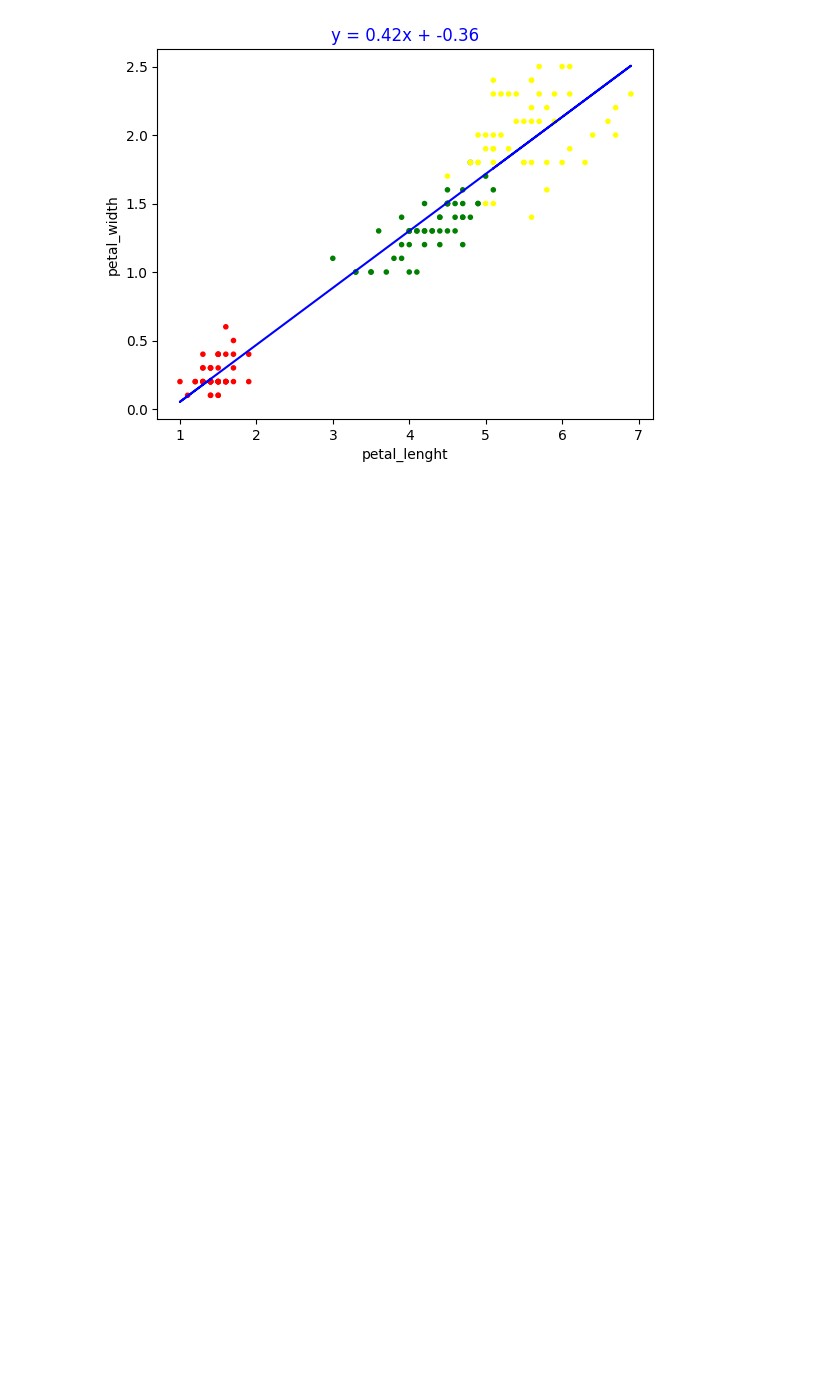
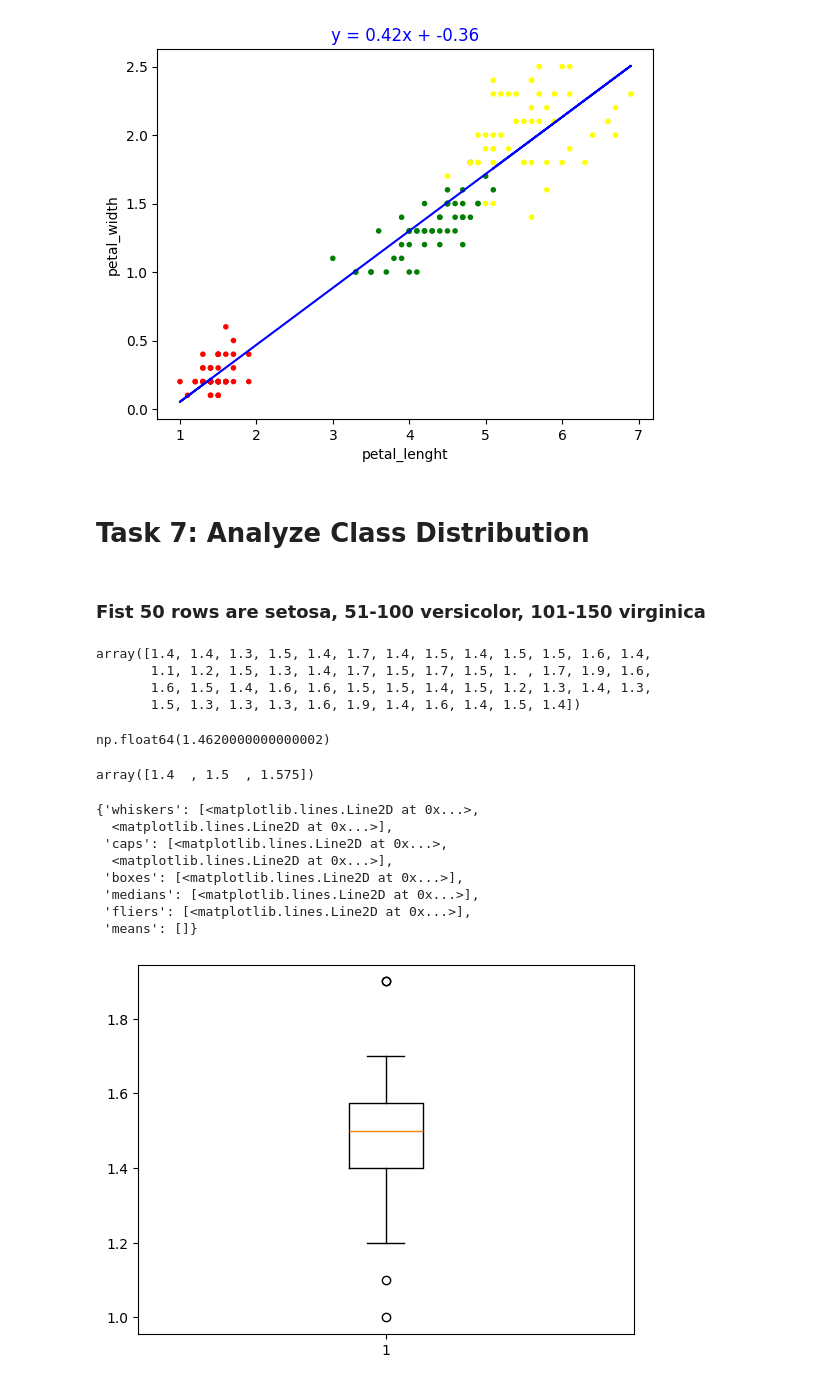
Before and after one commit to justia-pi/principles_of_DA, a Jupyter notebook: tasks.ipynb, the cells around one changed output. Drawn from its saved outputs; the diff is of its cells as text; code cells hidden in the pictures; blank space fills up the shorter version.

Commit message:
task 7

```diff
--- a/tasks.ipynb
+++ b/tasks.ipynb
@@ -216,3 +216,42 @@ ax.set_ylabel('petal_width')
 ax.set_title(f'y = {m:.2f}x + {c:.2f}', color = 'blue');
 # %% [output]
 [figure]
+# %% [markdown]
+# **Task 7: Analyze Class Distribution**
+# %% [markdown]
+### Fist 50 rows are setosa, 51-100 versicolor, 101-150 virginica
+# %%
+# Setosa
+setosa_de = petal_lenght[:50]
+
+setosa_de
+# %% [output]
+array([1.4, 1.4, 1.3, 1.5, 1.4, 1.7, 1.4, 1.5, 1.4, 1.5, 1.5, 1.6, 1.4,
+       1.1, 1.2, 1.5, 1.3, 1.4, 1.7, 1.5, 1.7, 1.5, 1. , 1.7, 1.9, 1.6,
+       1.6, 1.5, 1.4, 1.6, 1.6, 1.5, 1.5, 1.4, 1.5, 1.2, 1.3, 1.4, 1.3,
+       1.5, 1.3, 1.3, 1.3, 1.6, 1.9, 1.4, 1.6, 1.4, 1.5, 1.4])
+# %%
+np.mean(setosa_de)
+# %% [output]
+np.float64(1.4620000000000002)
+# %%
+# Quartiles.
+np.quantile(setosa_de, [0.25, 0.5, 0.75], axis=0)
+# %% [output]
+array([1.4  , 1.5  , 1.575])
+# %%
+# Create figure, axis.
+fig, ax = plt.subplots()
+
+# Create boxplot.
+ax.boxplot(setosa_de)
+# %% [output]
+{'whiskers': [<matplotlib.lines.Line2D at 0x...>,
+  <matplotlib.lines.Line2D at 0x...>],
+ 'caps': [<matplotlib.lines.Line2D at 0x...>,
+  <matplotlib.lines.Line2D at 0x...>],
+ 'boxes': [<matplotlib.lines.Line2D at 0x...>],
+ 'medians': [<matplotlib.lines.Line2D at 0x...>],
+ 'fliers': [<matplotlib.lines.Line2D at 0x...>],
+ 'means': []}
+[figure, added]
```
Also changed, not shown: parts of 6 cells of this notebook.
